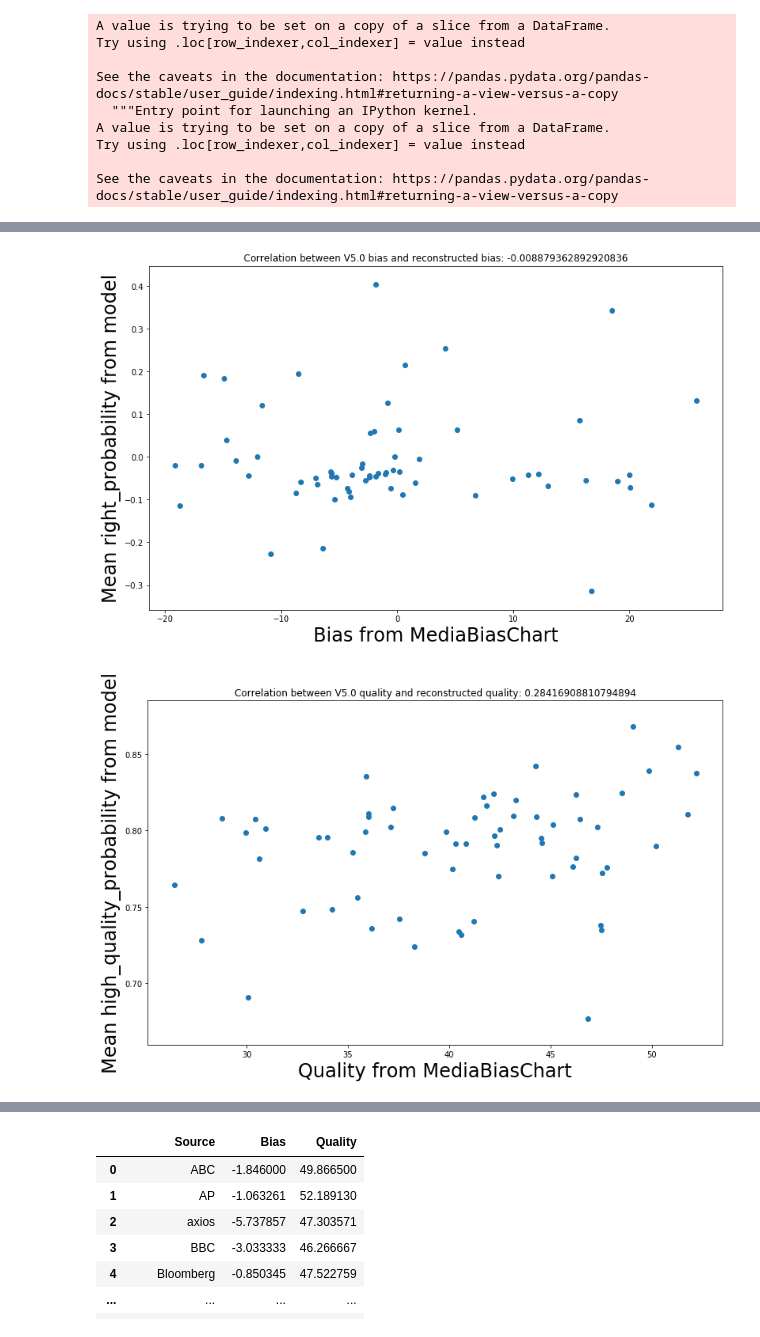
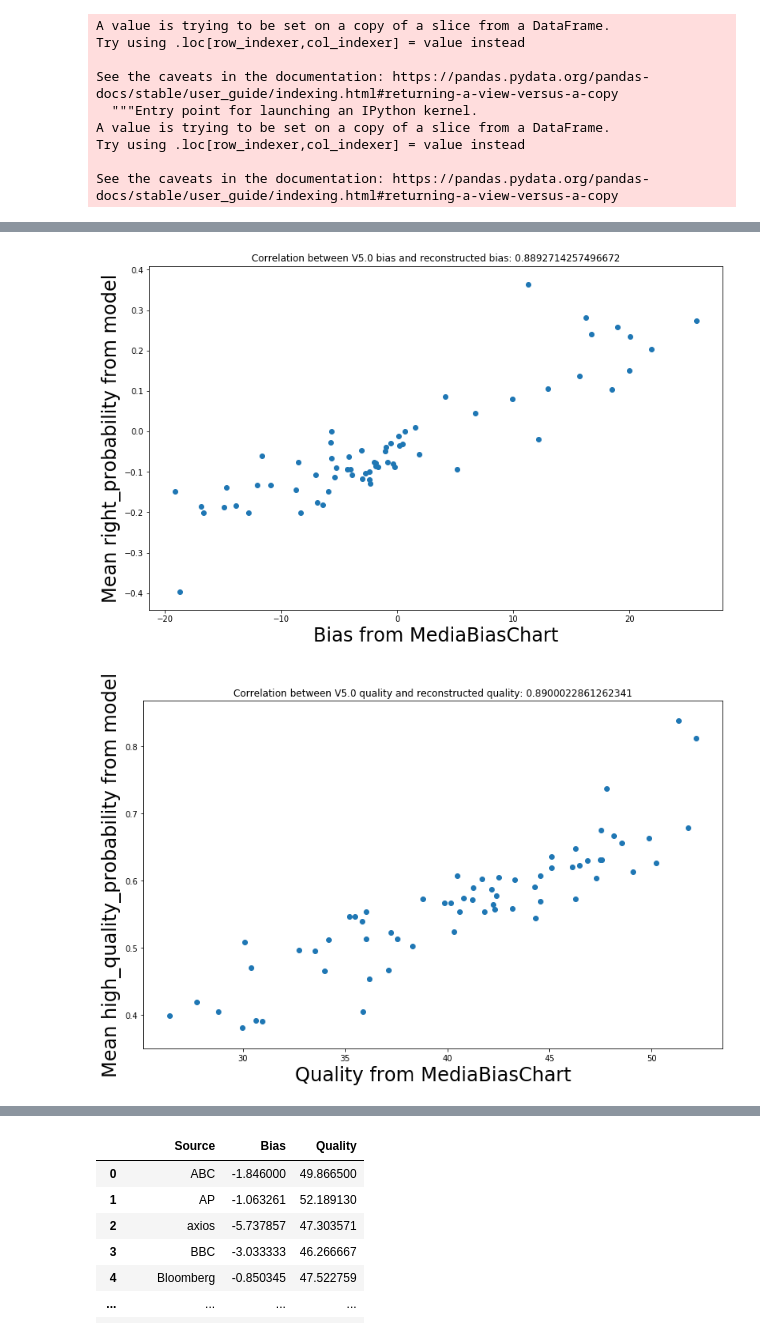
Before and after one commit to zchao3LA/MediaSentiment, a Jupyter notebook: code/LSTM_regression.ipynb, the cells around one changed output, grey strips where cells are left out. Drawn from its saved outputs; the diff is of its cells as text; code cells hidden in the pictures.

```diff
--- a/code/LSTM_regression.ipynb
+++ b/code/LSTM_regression.ipynb
@@ -61,8 +61,12 @@ df = pd.concat([df1, df2, df3, df4, df6, df7, df8], sort = False)
 all_media = media_bias['Source'].tolist()
 df = df.loc[df['user_screen_name'].isin(all_media)]
 
-df_2018 = df.loc[((df['created_at']) >= '2018-01-01') & ((df['created_at']) <= '2018-01-31')]
-df_2018 = df_2018.reset_index(drop = True)
+# df_2018 = df.loc[((df['created_at']) >= '2018-01-01') & ((df['created_at']) <= '2018-01-31')]
+# df_2018 = df_2018.reset_index(drop = True)
+
+df_2018 = df.sample(frac=1).reset_index(drop=True)
+df_2018 = df_2018.groupby('user_screen_name').head(500).reset_index(drop=True)
+
 # import preprocessor as p
 # df_2018['text']  = df_2018['text'].apply(p.clean)
 # %%
@@ -241,6 +245,6 @@ Non-trainable params: 0
 _________________________________________________________________
 # %%
 model.compile(optimizer='adam', loss="mse")
-num_epochs = 3
+num_epochs = 5
 history = model.fit(train_padded, training_label_seq, epochs=num_epochs, validation_data=(validation_padded, validation_label_seq), verbose=2)
 # %% [output]
@@ -350,30 +364,28 @@ df_test.head(5)
 # %%
 import scipy
-### delete for full dataset
-media_bias = media_bias[media_bias.Source != 'propublica']
-###
+media_bias = media_bias.sort_values(by = ['Source'])
 average_bias = df_test.groupby(['user_screen_name']).bias_pred.mean()
 average_qual = df_test.groupby(['user_screen_name']).qual_pred.mean()
 bias = media_bias.Bias
 quality = media_bias.Quality
 
 corr_bias = scipy.stats.pearsonr(average_bias.tolist(), bias.tolist())[0]
 corr_quality = scipy.stats.pearsonr(average_qual.tolist(), quality.tolist())[0]
 
 plt.figure(figsize=(13, 8))
 plt.xlabel('Bias from MediaBiasChart', fontsize=24)
 plt.ylabel('Mean right_probability from model', fontsize=24)
 plt.scatter(bias.tolist(), average_bias.tolist())
 plt.title('Correlation between V5.0 bias and reconstructed bias: '+str(corr_bias))
 plt.savefig('../results/LSTM/biasvs.png')
 
 
 plt.figure(figsize=(13, 8))
 plt.xlabel('Quality from MediaBiasChart', fontsize=24)
 plt.ylabel('Mean high_quality_probability from model', fontsize=24)
 plt.scatter(quality.tolist(), average_qual.tolist())
 plt.title('Correlation between V5.0 quality and reconstructed quality: '+str(corr_quality))
 plt.savefig('../results/LSTM/qualvs.png')
 # %% [output]
-[figure, old version]
+[figure, new version]
-[figure, old version]
+[figure, new version]
```
Also changed, not shown: parts of 16 cells of this notebook, 17 other files.
